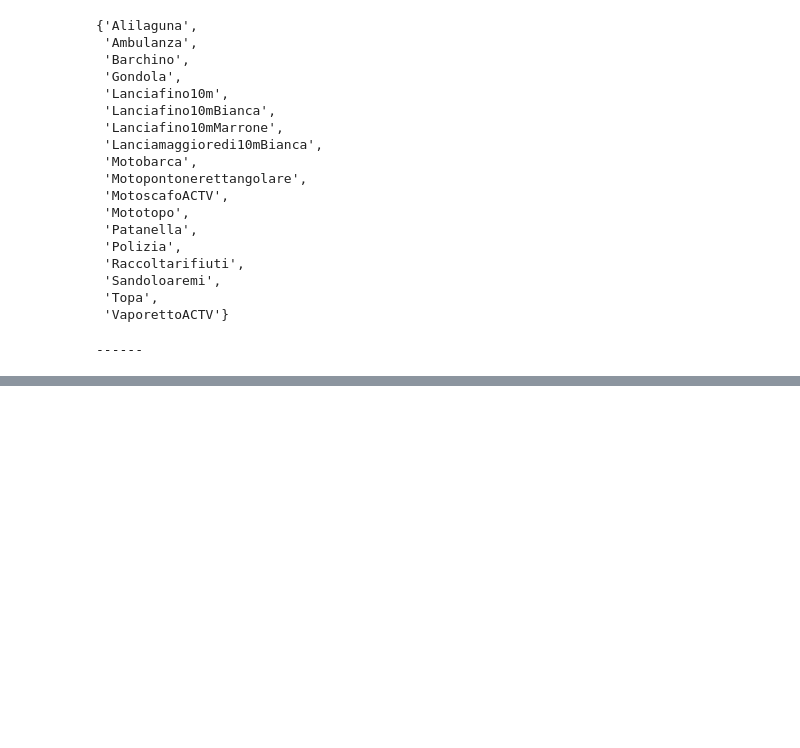
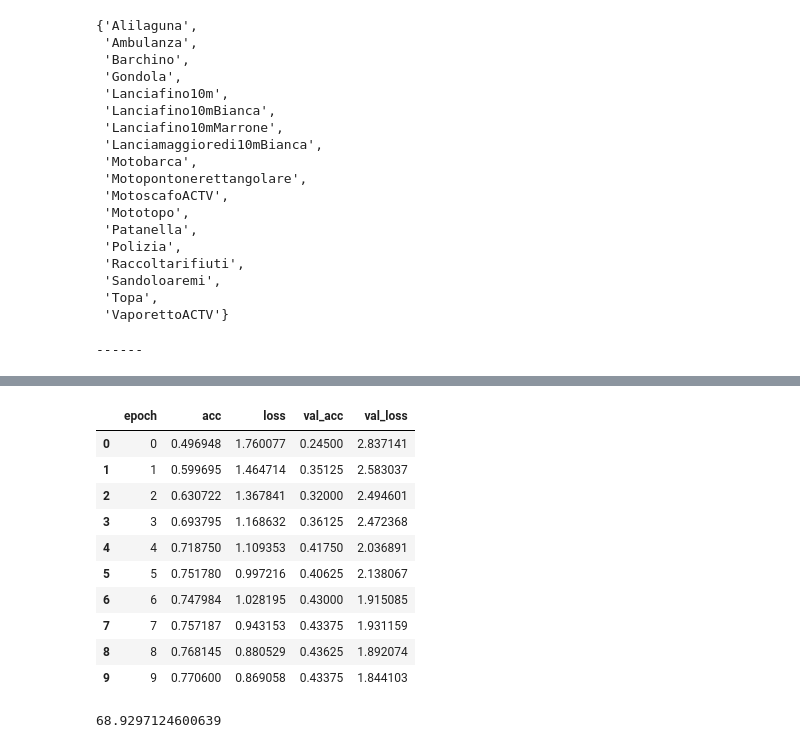
Before and after one commit to Ostyk/vgcc18, a Jupyter notebook: Data_extractor.ipynb, the cells around one changed output, grey strips where cells are left out. Drawn from its saved outputs; the diff is of its cells as text; code cells hidden in the pictures; blank space fills up the shorter version.

```diff
--- a/Data_extractor.ipynb
+++ b/Data_extractor.ipynb
@@ -275,3 +363,26 @@ plt.show()
+# %%
+history
+# %% [output]
+|  | epoch | acc | loss | val_acc | val_loss |
+| 0 | 0 | 0.496948 | 1.760077 | 0.24500 | 2.837141 |
+| 1 | 1 | 0.599695 | 1.464714 | 0.35125 | 2.583037 |
+| 2 | 2 | 0.630722 | 1.367841 | 0.32000 | 2.494601 |
+| 3 | 3 | 0.693795 | 1.168632 | 0.36125 | 2.472368 |
+| 4 | 4 | 0.718750 | 1.109353 | 0.41750 | 2.036891 |
+| 5 | 5 | 0.751780 | 0.997216 | 0.40625 | 2.138067 |
+| 6 | 6 | 0.747984 | 1.028195 | 0.43000 | 1.915085 |
+| 7 | 7 | 0.757187 | 0.943153 | 0.43375 | 1.931159 |
+| 8 | 8 | 0.768145 | 0.880529 | 0.43625 | 1.892074 |
+| 9 | 9 | 0.770600 | 0.869058 | 0.43375 | 1.844103 |
+# %%
+r = 0
+for i in range(len(filenames)):
+    if filenames[i].split("/")[0] == predictions[i]:
+        r+=1
+accuracy = r/len(filenames) * 100
+accuracy
+# %% [output]
+68.9297124600639
 # %%
 import numpy as np
 from keras.preprocessing.image import ImageDataGenerator
```
Also changed, not shown: parts of 22 cells of this notebook, 6 other files.
